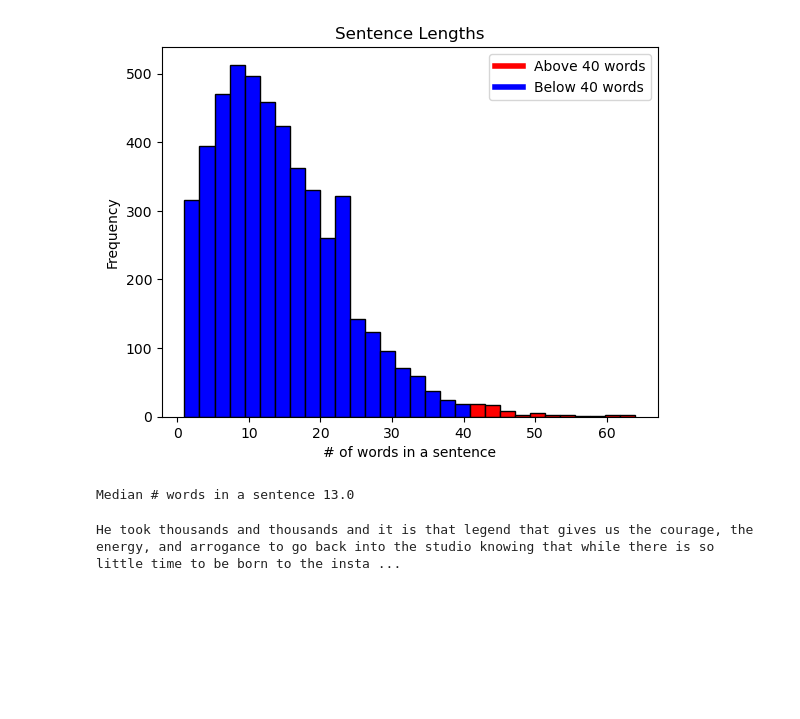
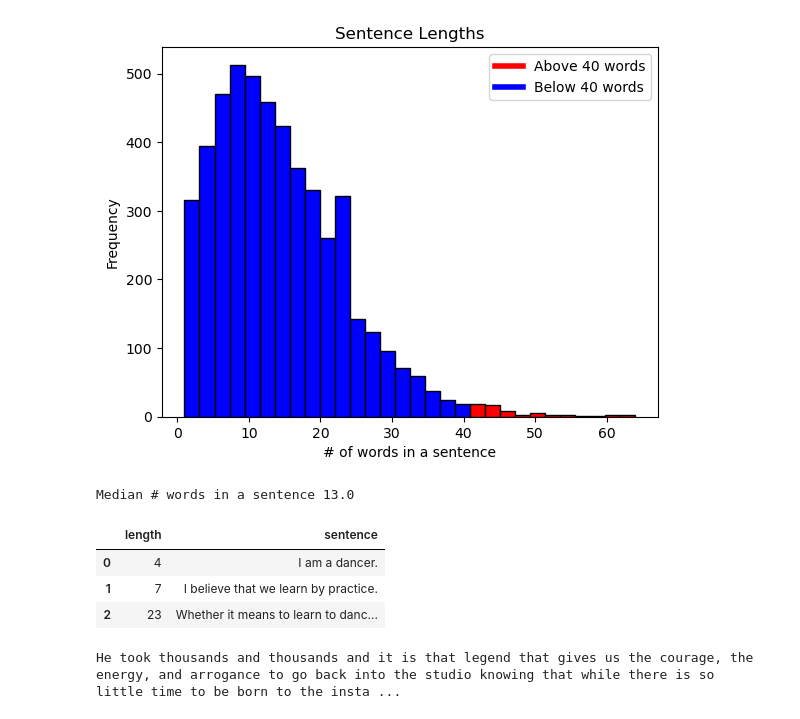
Before and after one commit to sladenheim/marthabot, a Jupyter notebook: code/notebooks/Sentences.ipynb, the cells around one changed output. Saved outputs shown, nothing was run; the diff lists cells and outputs as text; code cells hidden in the pictures; blank space fills up the shorter version.

```diff
--- a/code/notebooks/Sentences.ipynb
+++ b/code/notebooks/Sentences.ipynb
@@ -24,6 +22,7 @@ nltk.data.path.append(path)
 # %%
 # Import the clean Blood Memory Text
-blood_memory_txt = "../scripts/data/clean/blood_memory_clean.txt"
+#blood_memory_txt = "../scripts/data/clean/blood_memory_clean.txt"
+blood_memory_txt = "/projectnb/scottml/seansal2/data/clean/blood_memory_clean.txt"
 with codecs.open(blood_memory_txt, 'r', encoding='utf-8-sig') as file:
     clean_text = file.read()
 # %%
@@ -80,5 +79,12 @@ print(f"Median # words in a sentence {df["length"].median()}")
 # %% [output]
 Median # words in a sentence 13.0
+# %%
+df.head(3)
+# %% [output]
+|  | length | sentence |
+| 0 | 4 | I am a dancer. |
+| 1 | 7 | I believe that we learn by practice. |
+| 2 | 23 | Whether it means to learn to danc... |
 # %%
 # Confirm correct text in a long sentence
 long_sentences = df[df["length"] > 50]
```
Also changed, not shown: parts of 12 cells of this notebook, 2 other files.
